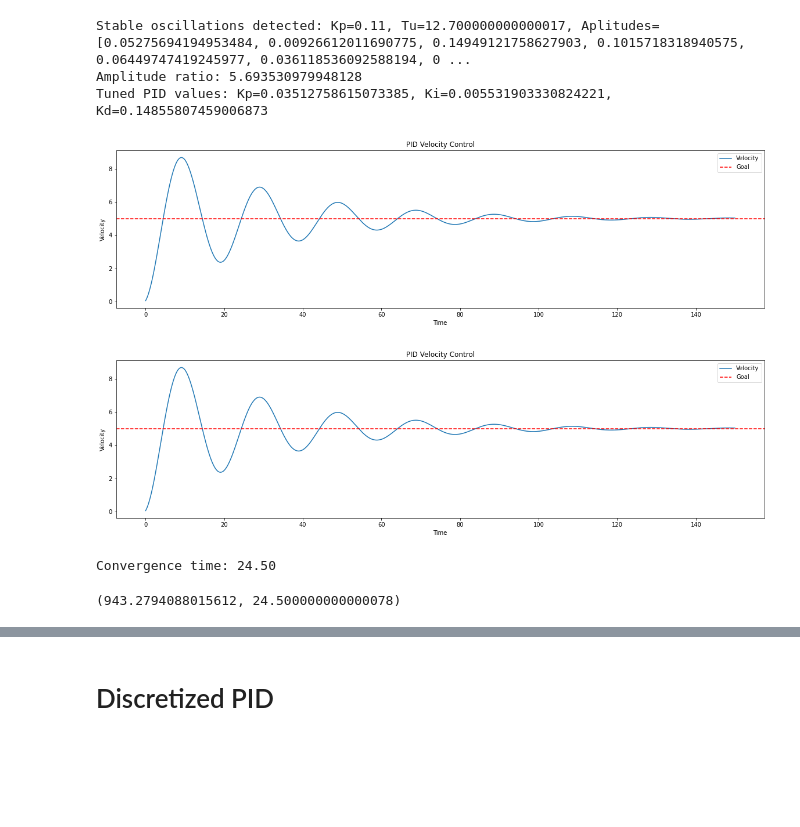
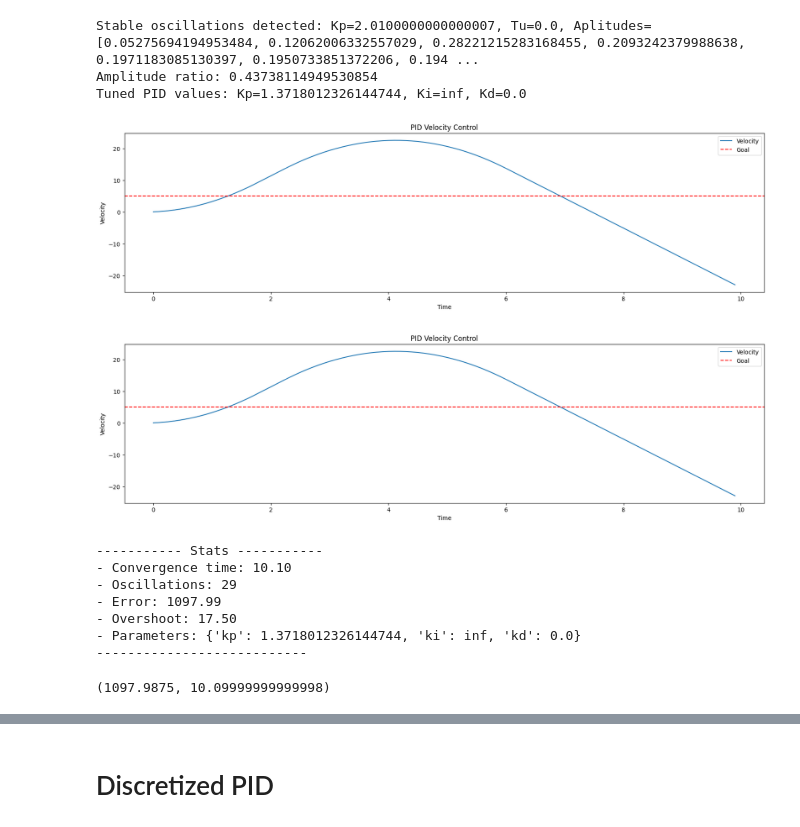
Before and after one commit to Forsyth-Creations/ros_rigor, a Jupyter notebook: src/hermes_swerve_module/hermes_swerve_module/pid.ipynb, the cells around one changed output, grey strips where cells are left out. Drawn from its saved outputs; the diff is of its cells as text; code cells hidden in the pictures; blank space fills up the shorter version.

```diff
--- a/src/hermes_swerve_module/hermes_swerve_module/pid.ipynb
+++ b/src/hermes_swerve_module/hermes_swerve_module/pid.ipynb
@@ -336,14 +346,19 @@ goal = 5
 actual = 0
 moment_of_inertia = 0.4
 max_torque = 3.75
-time_frame = 150
+time_frame = 10
 dt = 0.1
+
+# Make a directory called iamges
+import os
+if not os.path.exists("images"):
+    os.makedirs("images")
 # %%
-def run_simulation(pid : NewPID, goal, time_frame, params, dt):
+def run_simulation(pid : NewPID, goal, time_frame, params, dt, file_name = None):
     # Run the simulation based on the pid values, and then plot the acceleration data
     time = np.arange(0, time_frame, dt)
     pid.reset()
-    data2, error = pid.run_simulation(goal, time_frame, params)
+    data2, error, oscillations, overshoot = pid.run_simulation(goal, time_frame, params)
 
     plt.figure(figsize=(20, 5))
     plt.plot(time, data2, label="Velocity")
@@ -352,6 +367,11 @@ def run_simulation(pid : NewPID, goal, time_frame, params, dt):
     plt.ylabel("Velocity")
     plt.title("PID Velocity Control")
     plt.legend()
+
+    # Save an image of the graph
+    if file_name:
+        plt.savefig(f"images/{file_name}")
+
     plt.show()
 
     # plt.figure(figsize=(20, 5))
@@ -364,11 +384,18 @@ def run_simulation(pid : NewPID, goal, time_frame, params, dt):
 
     # Calculate and print the convergence time
     convergence_time, _ = pid.compute_convergence_time(goal, time_frame, params)
-    print(f"Convergence time: {convergence_time:.2f}")
+
+    print("----------- Stats -----------")
+    print(f"- Convergence time: {convergence_time:.2f}")
+    print(f"- Oscillations: {oscillations}")
+    print(f"- Error: {error:.2f}")
+    print(f"- Overshoot: {overshoot:.2f}")
+    print(f"- Parameters: {params}")
+    print("---------------------------")
 
     return error, convergence_time
 # %%
-smaller_time_frame = 6
+smaller_time_frame = time_frame
 
 grad_pid = NewPID(intertia = moment_of_inertia, max_torque=max_torque, overshoot_threshold = 0.5, ideal_convergence_time = 1, logging = True, accel_damping=accel_damping)
 grad_pid.reset()
@@ -394,7 +421,7 @@ plt.legend()
 plt.show()
 
 # Run the simulation based on the pid values, and then plot the acceleration data
-run_simulation(grad_pid, goal, smaller_time_frame, gradient_params, dt)
+run_simulation(grad_pid, goal, smaller_time_frame, gradient_params, dt, file_name = "pid_velocity_control.png")
 
 convergence_time = grad_pid.compute_convergence_time(goal, smaller_time_frame, gradient_params)
 print(f"{Fore.GREEN}Convergence time: {convergence_time[0]:.2f}")
@@ -409,34 +442,40 @@ Convergence time: 2.00
 # %%
 pid = NewPID(intertia=moment_of_inertia, max_torque=max_torque, logging=True, accel_damping=accel_damping)
 pid.reset()
 params = pid.auto_tune_zieger(goal, max_time = time_frame)
 pid.reset()
 time = np.arange(0, time_frame, dt)
 data = []
 
 # Try and run the simulation
 for _ in time:
     actual = pid.simulate_motion(goal)
     data.append(actual)
 
 # Create a Graph
 plt.figure(figsize=(20, 5))
 plt.plot(time, data, label="Velocity")
 plt.axhline(y=goal, color='r', linestyle='--', label="Goal")
 plt.xlabel("Time")
 plt.ylabel("Velocity")
 plt.title("PID Velocity Control")
 plt.legend()
 plt.show()
 
 # Run the simulation based on the pid values, and then plot the acceleration data
-run_simulation(pid, goal, time_frame, params, dt)
+run_simulation(pid, goal, time_frame, params, dt, file_name = "pid_velocity_control_zieger.png")
 # %% [output]
-Stable oscillations detected: Kp=0.11, Tu=12.700000000000017, Aplitudes=[0.05275694194953484, 0.00926612011690775, 0.14949121758627903, 0.1015718318940575, 0.06449747419245977, 0.036118536092588194, 0 ...
-Amplitude ratio: 5.693530979948128
-Tuned PID values: Kp=0.03512758615073385, Ki=0.005531903330824221, Kd=0.14855807459006873
+Stable oscillations detected: Kp=2.0100000000000007, Tu=0.0, Aplitudes=[0.05275694194953484, 0.12062006332557029, 0.28221215283168455, 0.2093242379988638, 0.1971183085130397, 0.1950733851372206, 0.194 ...
+Amplitude ratio: 0.43738114949530854
+Tuned PID values: Kp=1.3718012326144744, Ki=inf, Kd=0.0
-[figure, old version]
+[figure, new version]
-[figure, old version]
+[figure, new version]
-Convergence time: 24.50
+----------- Stats -----------
+- Convergence time: 10.10
+- Oscillations: 29
+- Error: 1097.99
+- Overshoot: 17.50
+- Parameters: {'kp': 1.3718012326144744, 'ki': inf, 'kd': 0.0}
+---------------------------
-(943.2794088015612, 24.500000000000078)
+(1097.9875, 10.09999999999998)
 # %%
```
Also changed, not shown: parts of 7 cells of this notebook, 38 other files.
